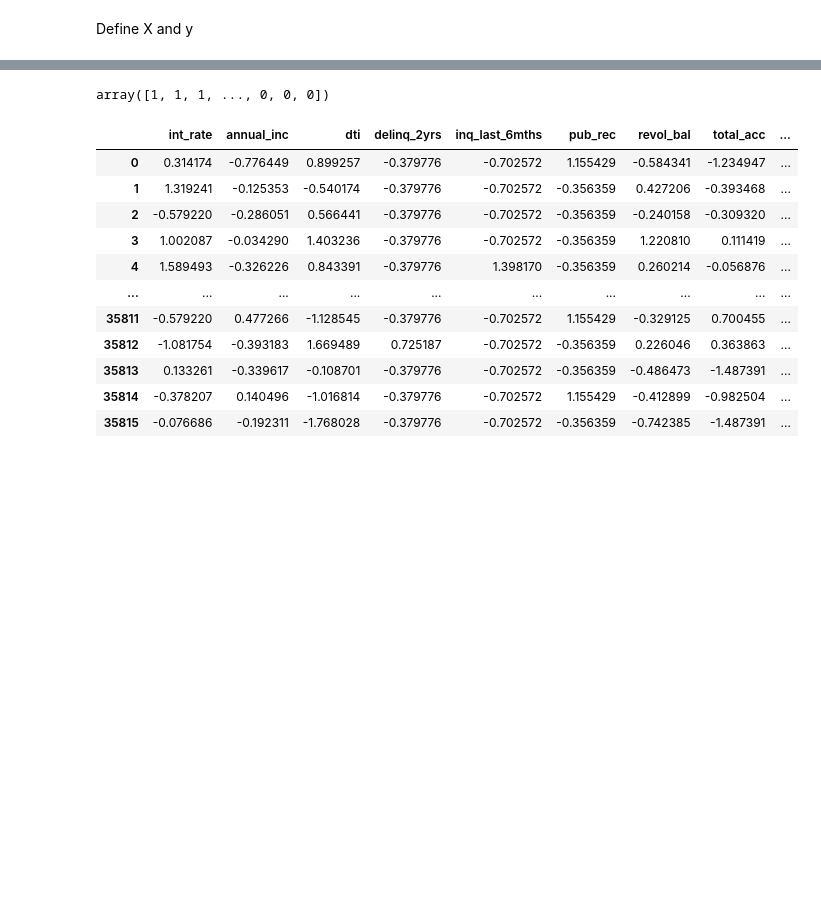
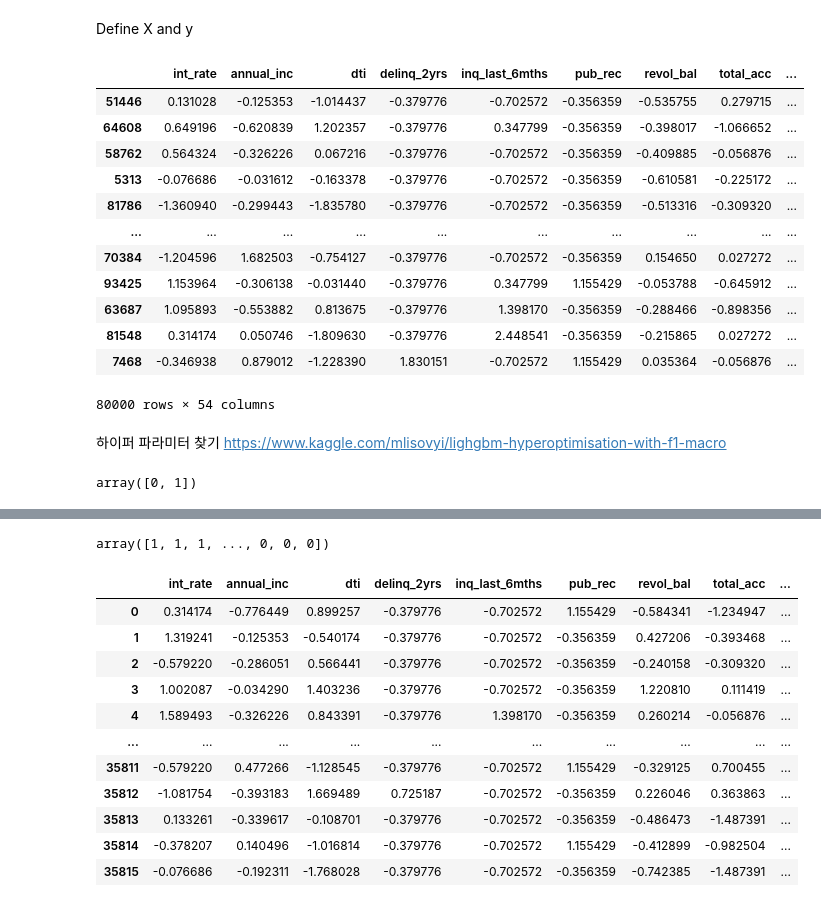
Before and after one commit to DaeYeongMonster/default-prediction, a Jupyter notebook: models/lightgbm1.ipynb, the cells around one changed output, grey strips where cells are left out. Cells and saved outputs as stored; diff of their text form; code cells hidden in the pictures; blank space fills up the shorter version.

```diff
--- a/models/lightgbm1.ipynb
+++ b/models/lightgbm1.ipynb
@@ -53,11 +112,25 @@ from sklearn.model_selection import train_test_split
 # %%
 # data를 training set과 validation set으로 나누기
 X_train, X_valid, y_train, y_valid = train_test_split(X, y, test_size=0.2)
-# %%
-from lightgbm import LGBMClassifier
-
-lgbm = LGBMClassifier(n_estimators=200, objective='binary' )
-
-lgbm.fit(X_train, y_train)
-
-y_pred = lgbm.predict(X_valid)
+# %%
+X_train
+# %% [output]
+|  | int_rate | annual_inc | dti | delinq_2yrs | inq_last_6mths | pub_rec | revol_bal | total_acc | ... |
+| 51446 | 0.131028 | -0.125353 | -1.014437 | -0.379776 | -0.702572 | -0.356359 | -0.535755 | 0.279715 | ... |
+| 64608 | 0.649196 | -0.620839 | 1.202357 | -0.379776 | 0.347799 | -0.356359 | -0.398017 | -1.066652 | ... |
+| 58762 | 0.564324 | -0.326226 | 0.067216 | -0.379776 | -0.702572 | -0.356359 | -0.409885 | -0.056876 | ... |
+| 5313 | -0.076686 | -0.031612 | -0.163378 | -0.379776 | -0.702572 | -0.356359 | -0.610581 | -0.225172 | ... |
+| 81786 | -1.360940 | -0.299443 | -1.835780 | -0.379776 | -0.702572 | -0.356359 | -0.513316 | -0.309320 | ... |
+| ... | ... | ... | ... | ... | ... | ... | ... | ... | ... |
+| 70384 | -1.204596 | 1.682503 | -0.754127 | -0.379776 | -0.702572 | -0.356359 | 0.154650 | 0.027272 | ... |
+| 93425 | 1.153964 | -0.306138 | -0.031440 | -0.379776 | 0.347799 | 1.155429 | -0.053788 | -0.645912 | ... |
+| 63687 | 1.095893 | -0.553882 | 0.813675 | -0.379776 | 1.398170 | -0.356359 | -0.288466 | -0.898356 | ... |
+| 81548 | 0.314174 | 0.050746 | -1.809630 | -0.379776 | 2.448541 | -0.356359 | -0.215865 | 0.027272 | ... |
+| 7468 | -0.346938 | 0.879012 | -1.228390 | 1.830151 | -0.702572 | 1.155429 | 0.035364 | -0.056876 | ... |
+80000 rows × 54 columns
+# %% [markdown]
+하이퍼 파라미터 찾기  https://www.kaggle.com/mlisovyi/lighgbm-hyperoptimisation-with-f1-macro
+# %%
+np.unique([1,1,1,1,0,0,0])
+# %% [output]
+array([0, 1])
```
Also changed, not shown: parts of 18 cells of this notebook, 3 other files.
